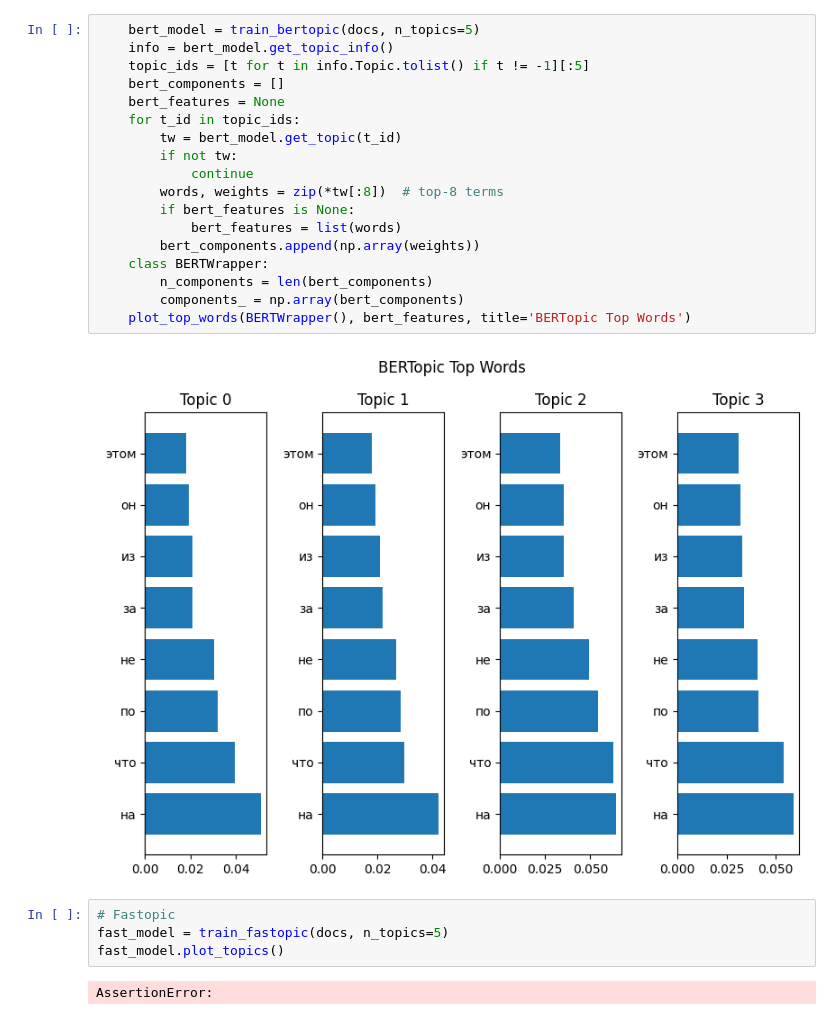
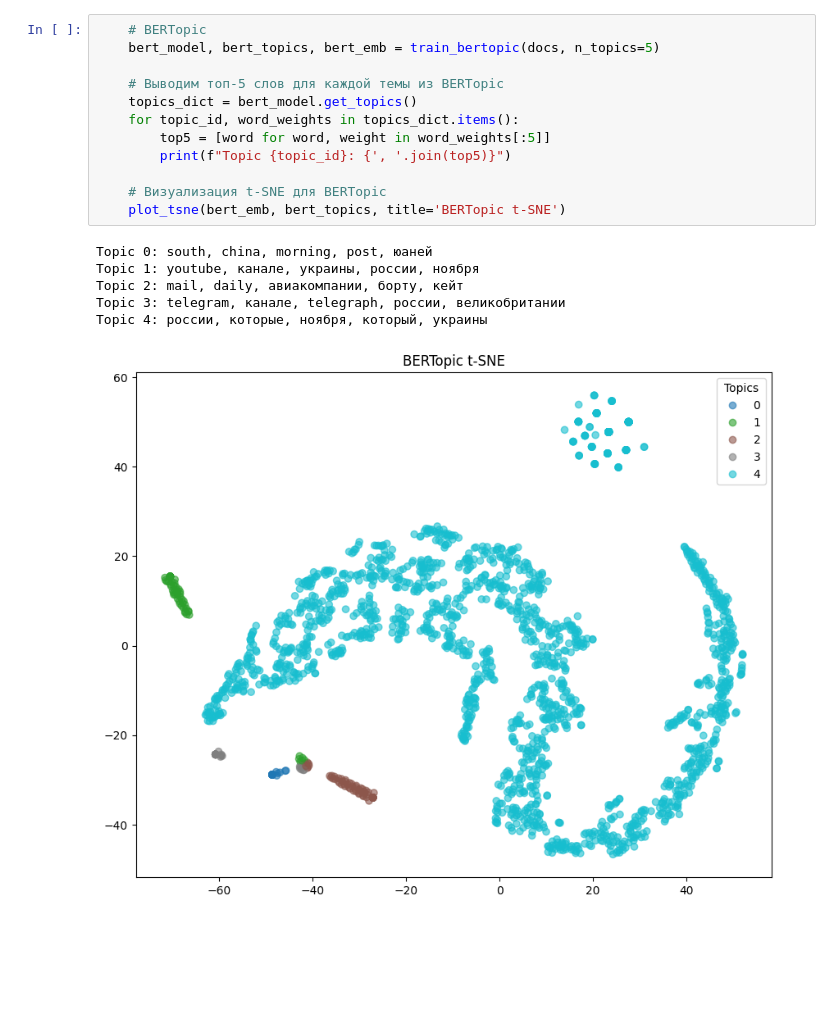
Before and after one commit to appling2024/MSP, a Jupyter notebook: TM/TM.ipynb, the cells around one changed output. Drawn from its saved outputs; the diff is of its cells as text; blank space fills up the shorter version.

Commit message:
Topic Modeling

```diff
--- a/TM/TM.ipynb
+++ b/TM/TM.ipynb
@@ -100,26 +179,19 @@ plot_top_words(nmf_model, vectorizer_tfidf.get_feature_names_out(), title='NMF T
 # %%
-    bert_model = train_bertopic(docs, n_topics=5)
-    info = bert_model.get_topic_info()
-    topic_ids = [t for t in info.Topic.tolist() if t != -1][:5]
-    bert_components = []
-    bert_features = None
-    for t_id in topic_ids:
-        tw = bert_model.get_topic(t_id)
-        if not tw:
-            continue
-        words, weights = zip(*tw[:8])  # top-8 terms
-        if bert_features is None:
-            bert_features = list(words)
-        bert_components.append(np.array(weights))
-    class BERTWrapper:
-        n_components = len(bert_components)
-        components_ = np.array(bert_components)
-    plot_top_words(BERTWrapper(), bert_features, title='BERTopic Top Words')
+    # BERTopic
+    bert_model, bert_topics, bert_emb = train_bertopic(docs, n_topics=5)
+
+    # Выводим топ-5 слов для каждой темы из BERTopic
+    topics_dict = bert_model.get_topics()
+    for topic_id, word_weights in topics_dict.items():
+        top5 = [word for word, weight in word_weights[:5]]
+        print(f"Topic {topic_id}: {', '.join(top5)}")
+
+    # Визуализация t-SNE для BERTopic
+    plot_tsne(bert_emb, bert_topics, title='BERTopic t-SNE')
 # %% [output]
+Topic 0: south, china, morning, post, юаней
+Topic 1: youtube, канале, украины, россии, ноября
+Topic 2: mail, daily, авиакомпании, борту, кейт
+Topic 3: telegram, канале, telegraph, россии, великобритании
+Topic 4: россии, которые, ноября, который, украины
-[figure, old version]
+[figure, new version]
-# %%
-# Fastopic
-fast_model = train_fastopic(docs, n_topics=5)
-fast_model.plot_topics()
-# %% [output]
-AssertionError:
```
Also changed, not shown: parts of 19 cells of this notebook.
